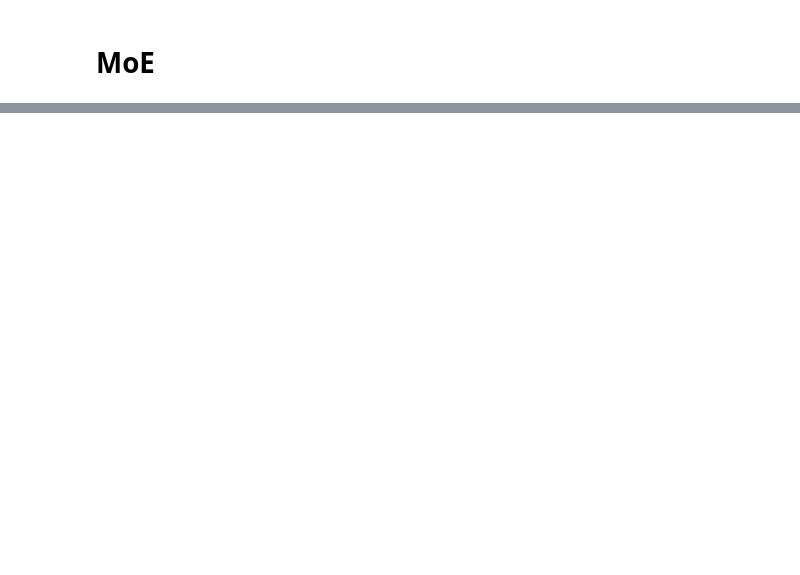
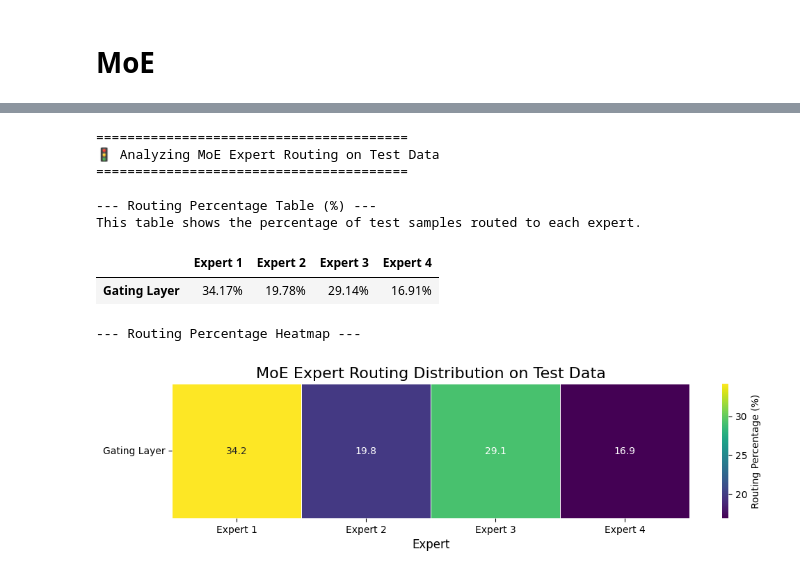
Before and after one commit to skassen2/honours_research, a Jupyter notebook: test_and_SHAP/Moe_rfe_fulldataset.ipynb, the cells around one changed output, grey strips where cells are left out. Saved outputs shown, nothing was run; the diff lists cells and outputs as text; code cells hidden in the pictures; blank space fills up the shorter version.

Commit message:
roting echecks, specialisation index, fixed moe gating problem

```diff
--- a/test_and_SHAP/Moe_rfe_fulldataset.ipynb
+++ b/test_and_SHAP/Moe_rfe_fulldataset.ipynb
@@ -141,9 +139,9 @@ except FileNotFoundError:
 
 # --- 2. Define the Best Hyperparameters ---
 best_params = {
-    'num_experts': 6,
-    'hidden_size': 64,
-    'k': 4
+    'num_experts': 4,
+    'hidden_size': 32,
+    'k': 3
 }
 print(f"\n🔹 Using best hyperparameters: {best_params}")
 
@@ -305,0 +332,71 @@ Tight layout not applied. The left and right margins cannot be made large enough
+# %%
+import seaborn as sns
+import matplotlib.pyplot as plt
+import pandas as pd
+from IPython.display import display
+import torch
+import numpy as np
+
+# ===================================================================
+# MoE Routing Analysis
+# ===================================================================
+print("\n\n" + "="*40 + "\n🚦 Analyzing MoE Expert Routing on Test Data\n" + "="*40)
+
+try:
+    # --- 1. Get Gating Decisions from the Final Model ---
+    final_model.eval()
+    with torch.no_grad():
+        # Get the gating scores (logits)
+        gating_logits = test_tensor @ final_model.w_gate
+        # Find the winning expert for each sample
+        chosen_experts = torch.argmax(gating_logits, dim=1).cpu().numpy()
+
+    # --- 2. Calculate Routing Percentages ---
+    num_samples = test_tensor.shape[0]
+    num_experts = final_model.num_experts
+
+    # Count how many times each expert was chosen
+    counts = np.bincount(chosen_experts, minlength=num_experts)
+
+    # Convert counts to a percentage
+    percentages = (counts / num_samples) * 100
+
+    # --- 3. Create and Display the Routing Table ---
+    # Create the DataFrame (as a single row for the MoE's single gating layer)
+    expert_names = [f'Expert {j+1}' for j in range(num_experts)]
+    routing_df = pd.DataFrame([percentages], index=['Gating Layer'], columns=expert_names)
+
+    print("\n--- Routing Percentage Table (%) ---")
+    print("This table shows the percentage of test samples routed to each expert.")
+    display(routing_df.style.format("{:.2f}%"))
+
+    # --- 4. Create and Display the Routing Heatmap ---
+    print("\n\n--- Routing Percentage Heatmap ---")
+    plt.figure(figsize=(12, 2.5)) # Adjusted figsize for a single-row heatmap
+    sns.heatmap(
+        routing_df,
+        annot=True,          # Show the percentage values in the cells
+        fmt=".1f",           # Format values to one decimal place
+        cmap="viridis",      # Use the 'viridis' color map
+        linewidths=.5,       # Add thin lines between cells
+        cbar_kws={'label': 'Routing Percentage (%)'} # Add a label to the color bar
+    )
+    plt.title("MoE Expert Routing Distribution on Test Data", fontsize=16)
+    plt.xlabel("Expert", fontsize=12)
+    plt.ylabel("") # No need for a y-label with one layer
+    plt.yticks(rotation=0) # Keep the 'Gating Layer' label horizontal
+    plt.show()
+
+except NameError:
+    print("Error: `final_model` or `test_tensor` not found. Please ensure the MoE model is trained and data is loaded.")
+# %% [output]
+========================================
+🚦 Analyzing MoE Expert Routing on Test Data
+========================================
+
+--- Routing Percentage Table (%) ---
+This table shows the percentage of test samples routed to each expert.
+|  | Expert 1 | Expert 2 | Expert 3 | Expert 4 |
+| Gating Layer | 34.17% | 19.78% | 29.14% | 16.91% |
+--- Routing Percentage Heatmap ---
+[figure, added]
```
Also changed, not shown: parts of 5 cells of this notebook, 5 other files.
